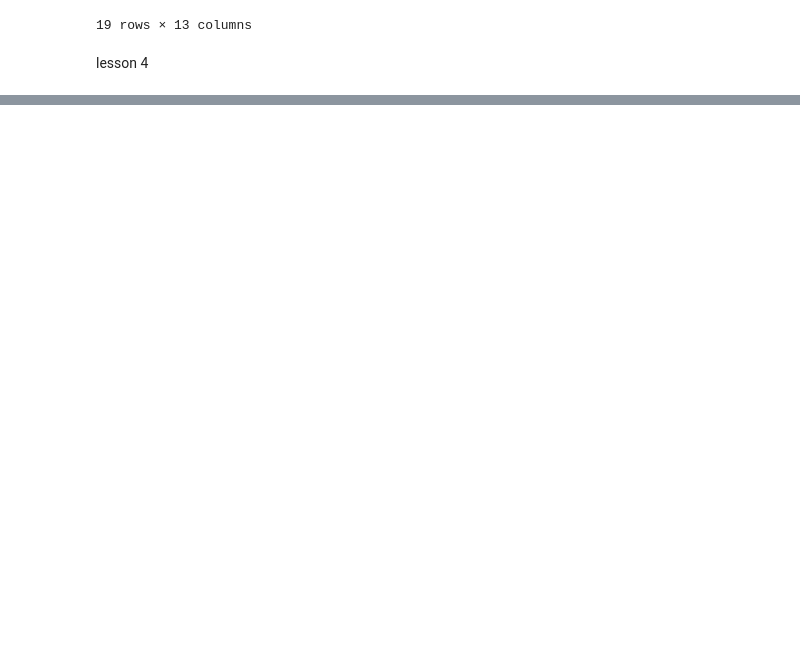
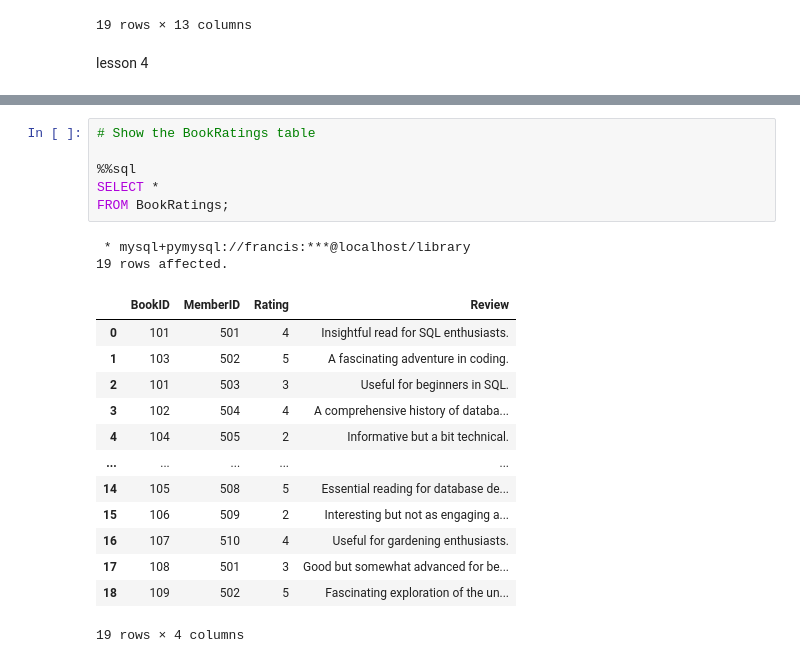
Before and after one commit to manxuan02/greenMark-building, a Jupyter notebook: Lectures/SQL: Try It Yourself.ipynb, the cells around one changed output, grey strips where cells are left out. Cells and saved outputs as stored; diff of their text form; blank space fills up the shorter version.

```diff
--- a/Lectures/SQL: Try It Yourself.ipynb
+++ b/Lectures/SQL: Try It Yourself.ipynb
@@ -199,0 +241,22 @@ UsageError: Cell magic `%%sql` not found.
+# %%
+# Show the BookRatings table
+
+%%sql
+SELECT *
+FROM BookRatings;
+# %% [output]
+ * mysql+pymysql://francis:***@localhost/library
+19 rows affected.
+|  | BookID | MemberID | Rating | Review |
+| 0 | 101 | 501 | 4 | Insightful read for SQL enthusiasts. |
+| 1 | 103 | 502 | 5 | A fascinating adventure in coding. |
+| 2 | 101 | 503 | 3 | Useful for beginners in SQL. |
+| 3 | 102 | 504 | 4 | A comprehensive history of databa... |
+| 4 | 104 | 505 | 2 | Informative but a bit technical. |
+| ... | ... | ... | ... | ... |
+| 14 | 105 | 508 | 5 | Essential reading for database de... |
+| 15 | 106 | 509 | 2 | Interesting but not as engaging a... |
+| 16 | 107 | 510 | 4 | Useful for gardening enthusiasts. |
+| 17 | 108 | 501 | 3 | Good but somewhat advanced for be... |
+| 18 | 109 | 502 | 5 | Fascinating exploration of the un... |
+19 rows × 4 columns
```
Also changed, not shown: parts of 10 cells of this notebook.
